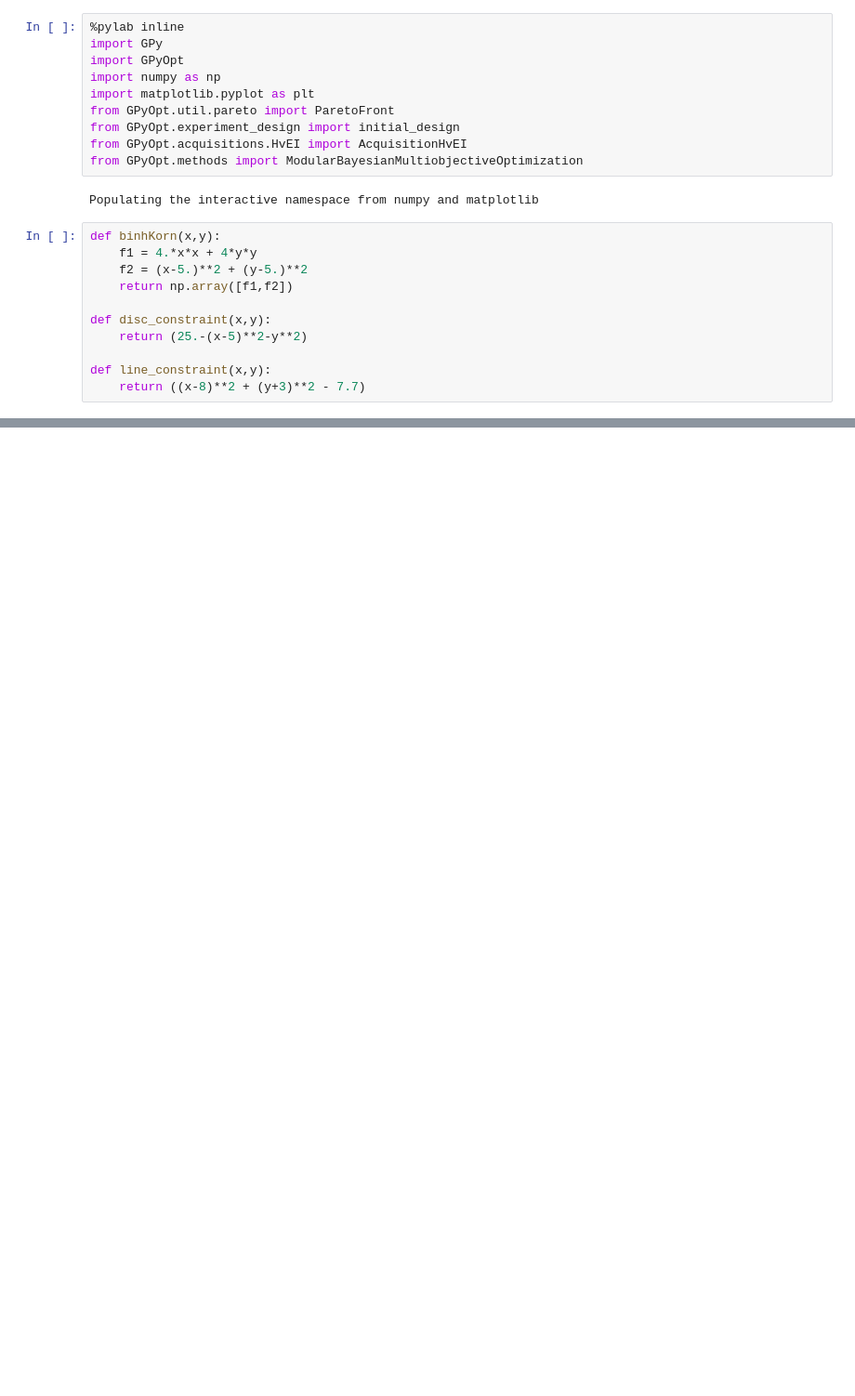
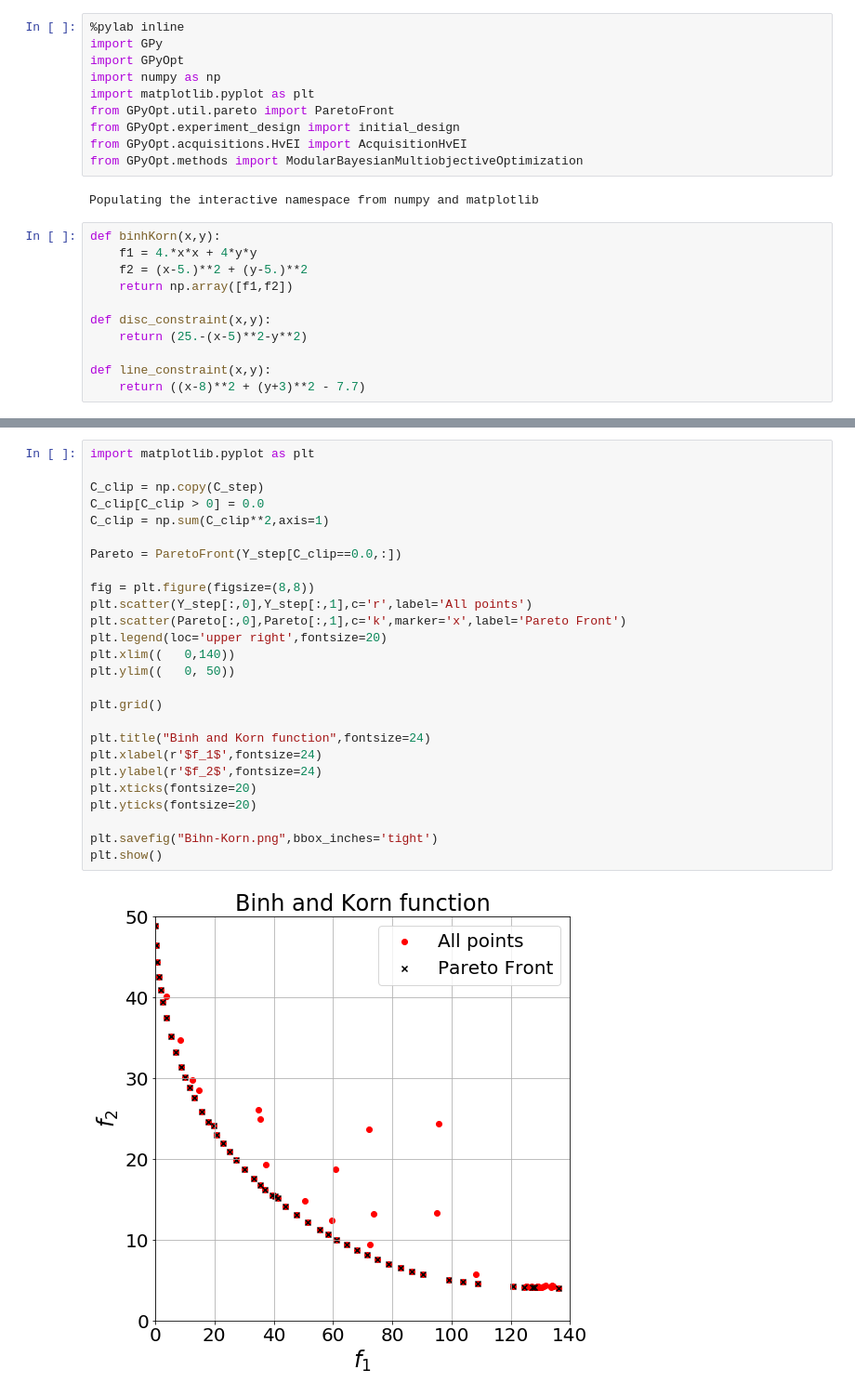
Before and after one commit to jhelsas/GPyOpt, a Jupyter notebook: manual/Bihn-Korn/Bihn-Korn Multi-Objective Optimization.ipynb, the cells around one changed output, grey strips where cells are left out. Shown: that part at 93% size. Drawn from its saved outputs; the diff is of its cells as text; blank space fills up the shorter version.

Commit message:
Many example tests for bi-objective optimization, Bihn-Korn, Chankong-Haimes, Constr-Ex, CTP1, Kursawe and Osyczka-Kundu

```diff
--- a/manual/Bihn-Korn/Bihn-Korn Multi-Objective Optimization.ipynb
+++ b/manual/Bihn-Korn/Bihn-Korn Multi-Objective Optimization.ipynb
@@ -127,0 +131,28 @@ Current iteration -  23  :  [ 1.3633  1.3645 14.8817 26.4425  9.9128 55.3942]
+# %%
+import matplotlib.pyplot as plt
+
+C_clip = np.copy(C_step)
+C_clip[C_clip > 0] = 0.0
+C_clip = np.sum(C_clip**2,axis=1)
+
+Pareto = ParetoFront(Y_step[C_clip==0.0,:])
+
+fig = plt.figure(figsize=(8,8))
+plt.scatter(Y_step[:,0],Y_step[:,1],c='r',label='All points')
+plt.scatter(Pareto[:,0],Pareto[:,1],c='k',marker='x',label='Pareto Front')
+plt.legend(loc='upper right',fontsize=20)
+plt.xlim((   0,140))
+plt.ylim((   0, 50))
+
+plt.grid()
+
+plt.title("Binh and Korn function",fontsize=24)
+plt.xlabel(r'$f_1$',fontsize=24)
+plt.ylabel(r'$f_2$',fontsize=24)
+plt.xticks(fontsize=20)
+plt.yticks(fontsize=20)
+
+plt.savefig("Bihn-Korn.png",bbox_inches='tight')
+plt.show()
+# %% [output]
+[figure, added]
```
Also changed, not shown: parts of 3 cells of this notebook, 5 other files.
